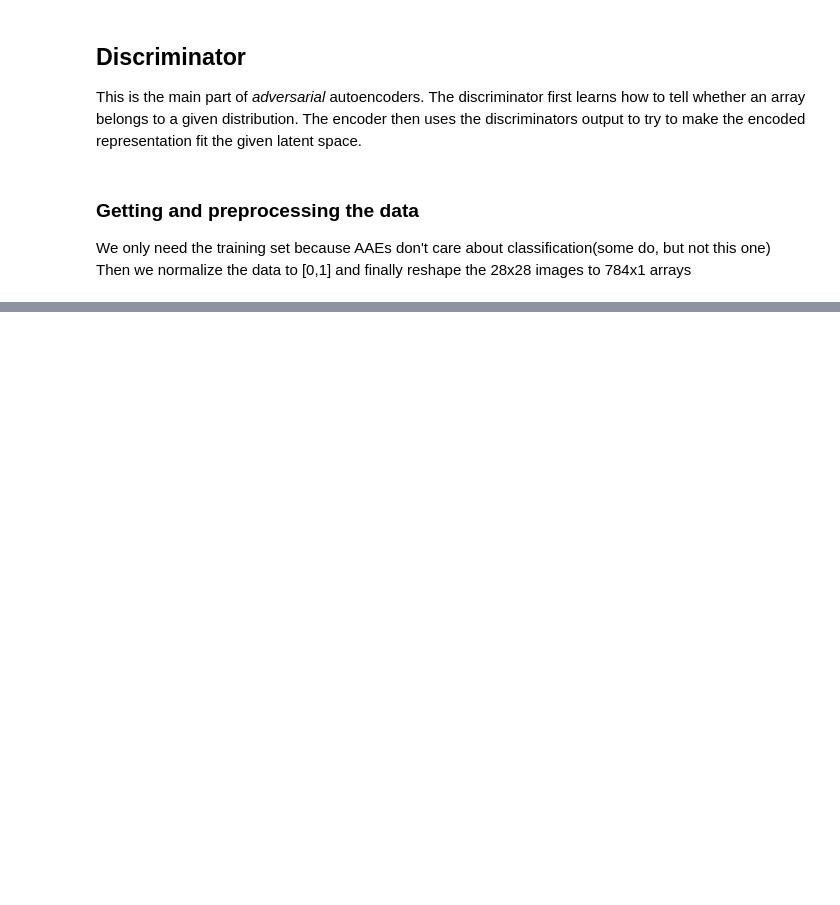
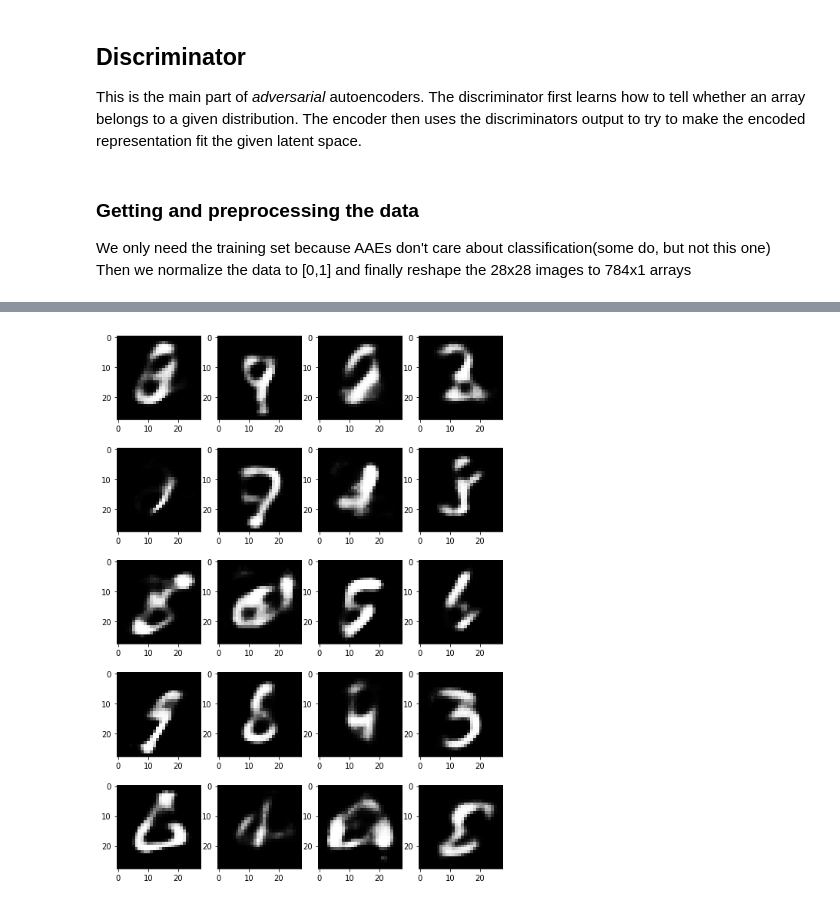
Before and after one commit to sidhanthholalkere/CS2FinalProject, a Jupyter notebook: Adversarial Autoencoder with Keras.ipynb, the cells around one changed output, grey strips where cells are left out. Cells and saved outputs as stored; diff of their text form; code cells hidden in the pictures; blank space fills up the shorter version.

Commit message:
Added visualising gaussian examples & reconstruction

```diff
--- a/Adversarial Autoencoder with Keras.ipynb
+++ b/Adversarial Autoencoder with Keras.ipynb
@@ -27,7 +29,7 @@ channels = 1
 img_shape = (rows, cols, channels)
 img_size = rows * cols * channels
 
-latent_size = 10
+latent_size = 16
 
 optimizer = Adam(0.0002, 0.5)
 
@@ -177,0 +184,38 @@ Use tf.cast instead.
+# %%
+# Sample images
+
+def sample_latents():
+    fig = plt.figure(figsize=(9,13))
+    columns = 4
+    rows = 5
+
+    zs = np.random.normal(size=(columns*rows +1, latent_size))
+    decoded = decoder.predict(zs)
+
+    for i in range(1,columns*rows + 1):
+        fig.add_subplot(rows,columns,i)
+        img = decoded[i].reshape(28, 28)
+        plt.imshow(img, cmap="gray")
+
+    plt.show()
+
+
+
+def sample_reconstructions():
+    fig = plt.figure(figsize=(9,13))
+    columns = 4
+    rows = 5
+
+    idx = np.random.randint(0, x_train.shape[0], 10)
+    imgs = x_train[idx]
+    reconstructions = adversarial.predict(imgs)[0]
+
+    for i in range(0, columns*rows,2):
+        fig.add_subplot(rows,columns,i+1)
+        img1 = imgs[i//2].reshape(28,28)
+        plt.imshow(img1,cmap="gray")
+        fig.add_subplot(rows,columns,i+2)
+        img2 = reconstructions[i//2].reshape(28,28)
+        plt.imshow(img2,cmap="gray")
+
+    plt.show()
@@ -177,0 +225,4 @@ Use tf.cast instead.
+# %%
+sample_latents()
+# %% [output]
+[figure, added]
```
Also changed, not shown: parts of 9 cells of this notebook.
